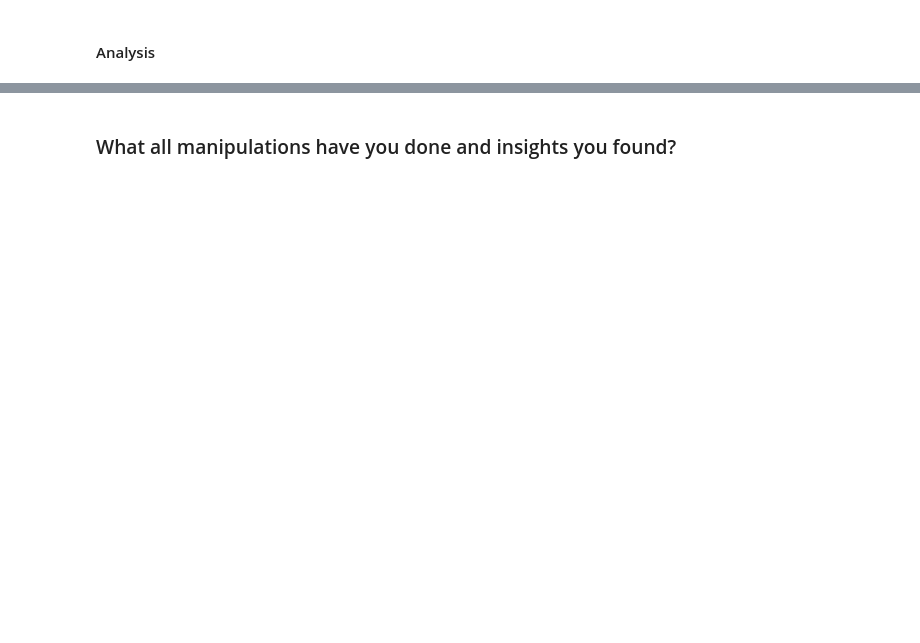
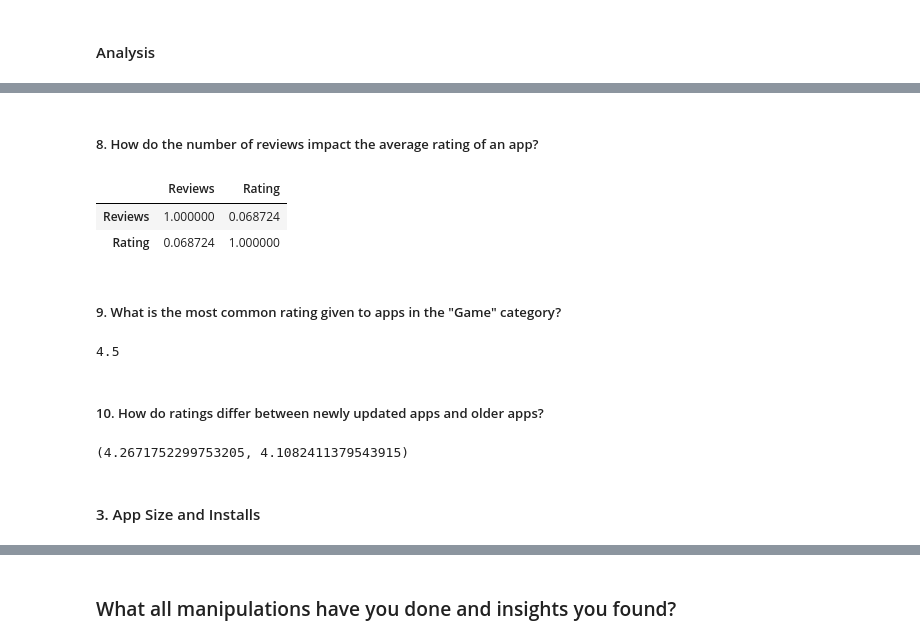
Before and after one commit to pandey-rakshit/almabetter, a Jupyter notebook: Module2/capstone/Play_store_EDA/PlayStoreEDA.ipynb, the cells around one changed output, grey strips where cells are left out. Drawn from its saved outputs; the diff is of its cells as text; code cells hidden in the pictures; blank space fills up the shorter version.

```diff
--- a/Module2/capstone/Play_store_EDA/PlayStoreEDA.ipynb
+++ b/Module2/capstone/Play_store_EDA/PlayStoreEDA.ipynb
@@ -775,0 +871,39 @@ play_store_df
+# %% [markdown]
+##### 8. How do the number of reviews impact the average rating of an app?
+# %%
+# Analyze how the number of reviews impact the average rating of an app
+
+reviews_rating_correlation = play_store_df[['Reviews', 'Rating']].corr()
+reviews_rating_correlation
+# %% [output]
+|  | Reviews | Rating |
+| Reviews | 1.000000 | 0.068724 |
+| Rating | 0.068724 | 1.000000 |
+# %% [markdown]
+##### 9. What is the most common rating given to apps in the "Game" category?
+# %%
+# Most common rating in the "Game" category
+
+most_common_game_rating = play_store_df[play_store_df['Category'] == 'GAME']['Rating'].mode()[0]
+most_common_game_rating
+# %% [output]
+4.5
+# %% [markdown]
+##### 10. How do ratings differ between newly updated apps and older apps?
+# %%
+# Compare ratings between newly updated and older apps
+
+play_store_df['Last_Updated'] = pd.to_datetime(play_store_df['Last_Updated'])
+median_update_date = play_store_df['Last_Updated'].median()
+
+newly_updated_apps = play_store_df[play_store_df['Last_Updated'] >= median_update_date]
+newly_updated_avg_rating = newly_updated_apps['Rating'].mean()
+
+older_apps = play_store_df[play_store_df['Last_Updated'] < median_update_date]
+older_apps_avg_rating = older_apps['Rating'].mean()
+
+newly_updated_avg_rating, older_apps_avg_rating
+# %% [output]
+(4.2671752299753205, 4.1082411379543915)
+# %% [markdown]
+#### 3. App Size and Installs
```
Also changed, not shown: parts of 55 cells of this notebook.
